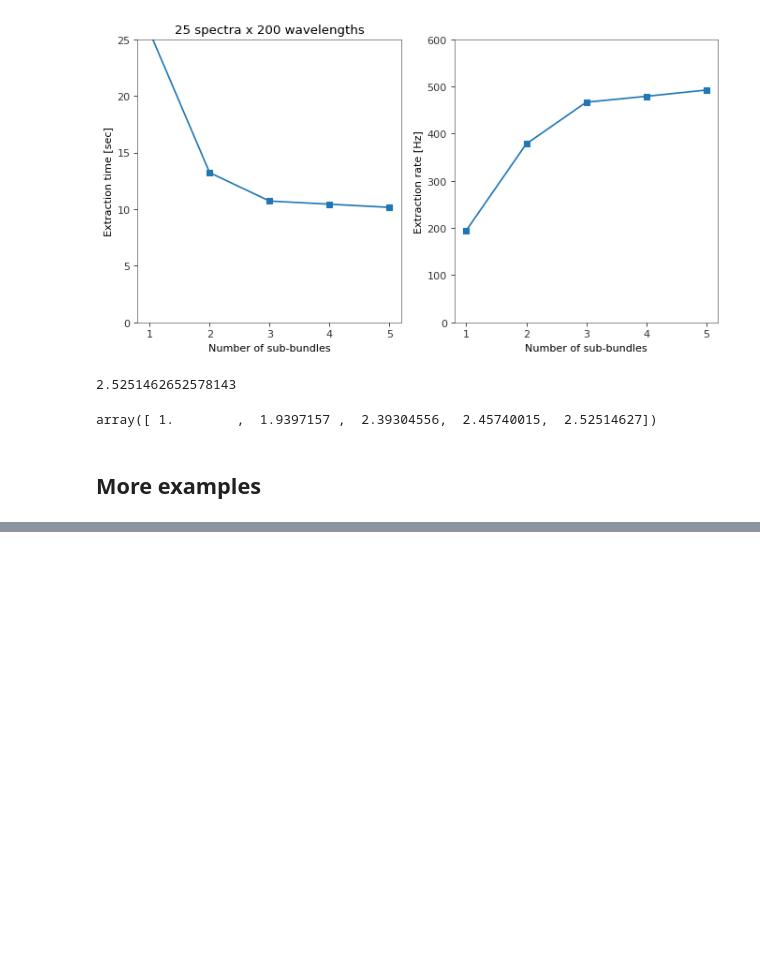
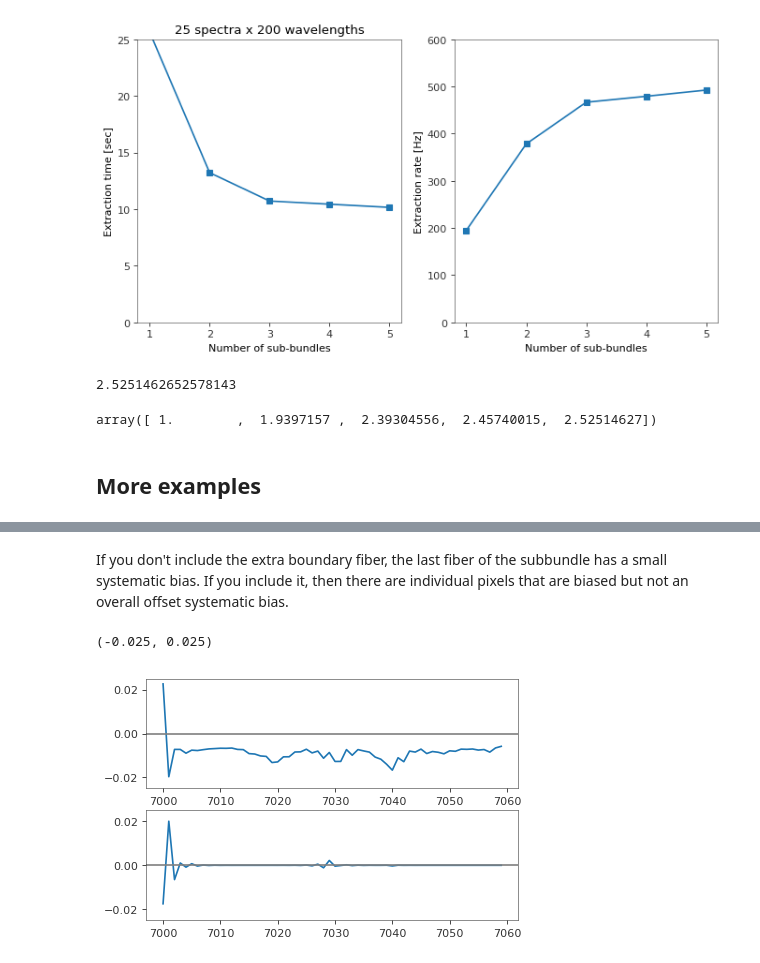
Before and after one commit to desihub/specter, a Jupyter notebook: dev/DivideAndConquer.ipynb, the cells around one changed output, grey strips where cells are left out. Drawn from its saved outputs; the diff is of its cells as text; code cells hidden in the pictures; blank space fills up the shorter version.

```diff
--- a/dev/DivideAndConquer.ipynb
+++ b/dev/DivideAndConquer.ipynb
@@ -241,0 +279,19 @@ savefig('divide-and-conquer-residuals.png')
+# %% [markdown]
+If you don't include the extra boundary fiber, the last fiber of the subbundle has a small
+systematic bias.  If you include it, then there are individual pixels that are biased but not
+an overall offset systematic bias.
+# %%
+#- Was fiber 9 affected by the bright fiber 10?
+subplot(211)
+dflux = (flux1[9] - flux2[9]) / np.sqrt(1/ivar1[9] + 1/ivar2[9])
+plot(ww, dflux)
+ylim(-0.025, 0.025)
+axhline(0, color='0.5')
+subplot(212)
+dflux = (flux1[9] - flux3[9]) / np.sqrt(1/ivar1[9] + 1/ivar3[9])
+plot(ww, dflux)
+axhline(0, color='0.5')
+ylim(-0.025, 0.025)
+# %% [output]
+(-0.025, 0.025)
+[figure, added]
```
Also changed, not shown: parts of 7 cells of this notebook.
